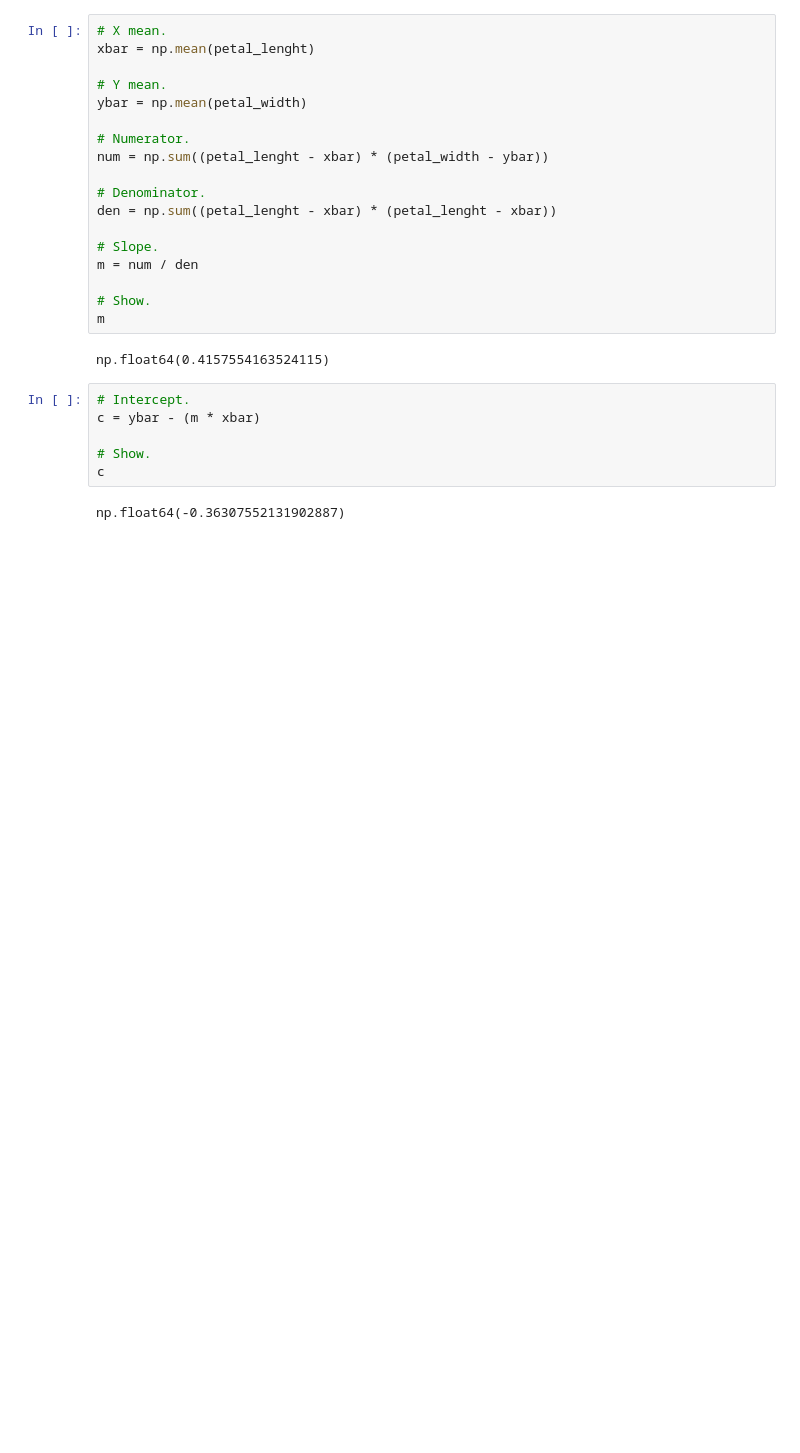
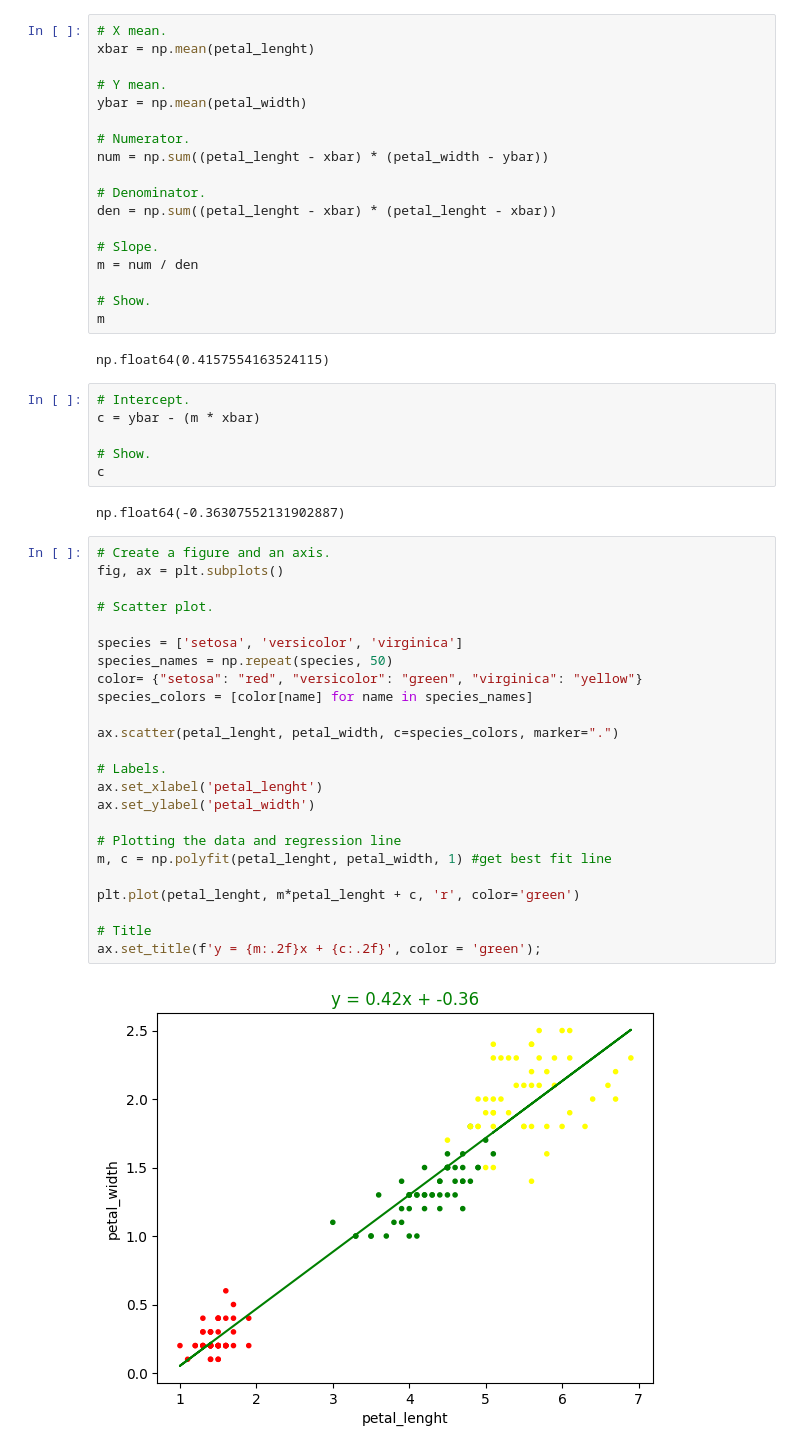
Before and after one commit to justia-pi/principles_of_DA, a Jupyter notebook: tasks.ipynb, the cells around one changed output. Drawn from its saved outputs; the diff is of its cells as text; blank space fills up the shorter version.

```diff
--- a/tasks.ipynb
+++ b/tasks.ipynb
@@ -559,3 +564,29 @@ c = ybar - (m * xbar)
 c
 # %% [output]
 np.float64(-0.36307552131902887)
+# %%
+# Create a figure and an axis.
+fig, ax = plt.subplots()
+
+# Scatter plot.
+
+species = ['setosa', 'versicolor', 'virginica']
+species_names = np.repeat(species, 50)
+color= {"setosa": "red", "versicolor": "green", "virginica": "yellow"}
+species_colors = [color[name] for name in species_names]
+
+ax.scatter(petal_lenght, petal_width, c=species_colors, marker=".")
+
+# Labels.
+ax.set_xlabel('petal_lenght')
+ax.set_ylabel('petal_width')
+
+# Plotting the data and regression line
+m, c = np.polyfit(petal_lenght, petal_width, 1) #get best fit line
+
+plt.plot(petal_lenght, m*petal_lenght + c, 'r', color='green')
+
+# Title
+ax.set_title(f'y = {m:.2f}x + {c:.2f}', color = 'green');
+# %% [output]
+[figure, added]
```
Also changed, not shown: parts of 5 cells of this notebook.
